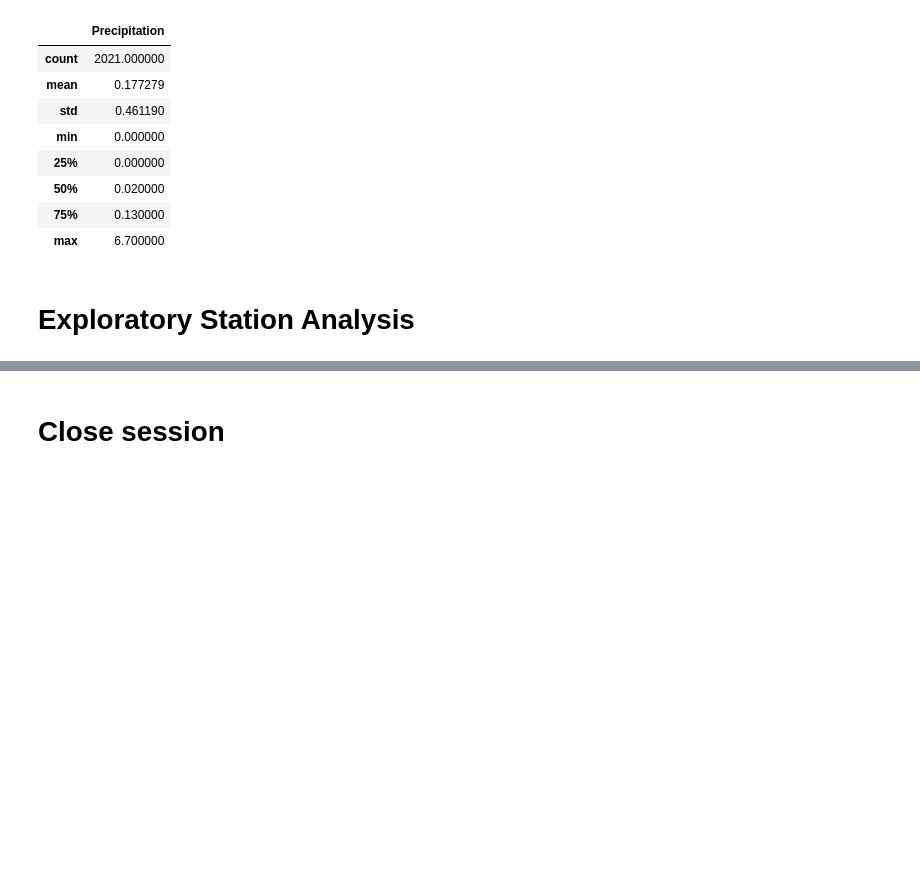
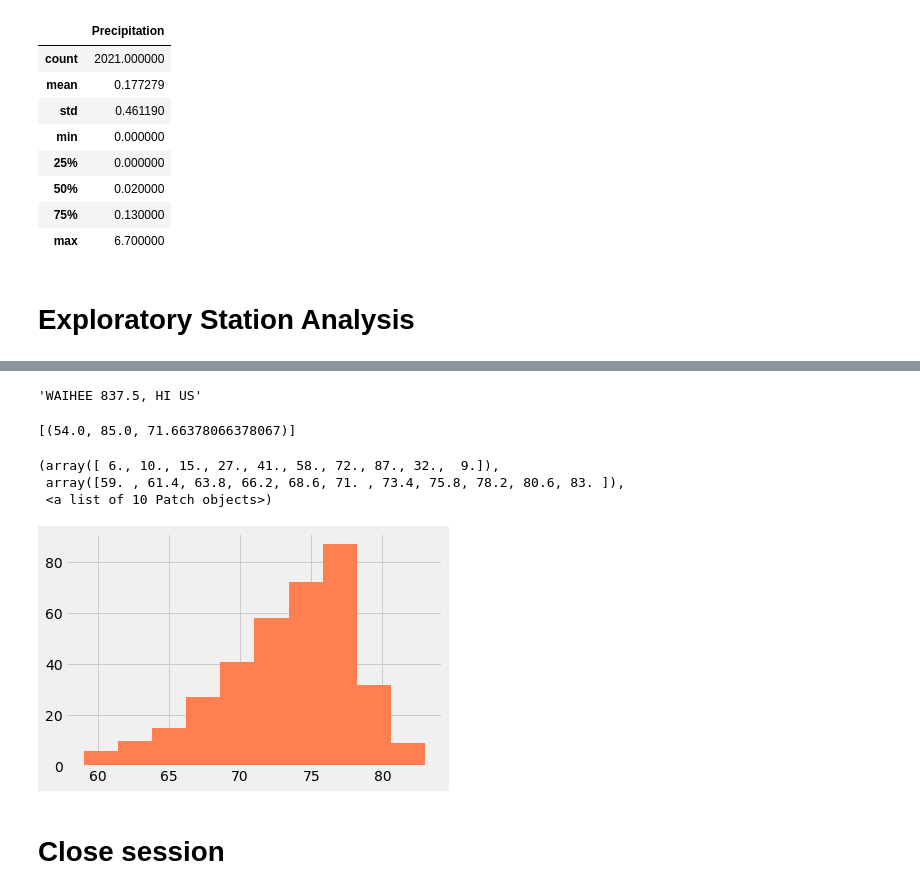
Before and after one commit to bminhas01/sqlalchemy-challenge, a Jupyter notebook: climate_starter.ipynb, the cells around one changed output, grey strips where cells are left out. Cells and saved outputs as stored; diff of their text form; code cells hidden in the pictures; blank space fills up the shorter version.

Commit message:
Station Temperature analysis complete

```diff
--- a/climate_starter.ipynb
+++ b/climate_starter.ipynb
@@ -116,3 +129,10 @@ prcp_df.describe()
 # %%
 # Design a query to find the most active stations (i.e. what stations have the most rows?)
 # List the stations and the counts in descending order.
+
+active_stations = session.query(Station.id, Station.station, Station.name,\
+                                func.count(Measurement.station)).\
+filter(Measurement.station == Station.station).group_by(Measurement.station).\
+order_by(func.count(Measurement.station).desc()).all()
+
+active_stations
@@ -119,8 +149,41 @@ prcp_df.describe()
+# %%
+# Get the name of the most active station
+most_active_station = active_stations[0][2]
+most_active_station
+# %% [output]
+'WAIHEE 837.5, HI US'
 # %%
 # Using the most active station id from the previous query, calculate the lowest, highest, and average temperature.
+session.query(func.min(Measurement.tobs),\
+              func.max(Measurement.tobs),\
+              func.avg(Measurement.tobs)).filter(Measurement.station == active_stations[0][1]).all()
+# %% [output]
+[(54.0, 85.0, 71.66378066378067)]
+# %%
+# Using the most active station id
+# Calculate date 12 months ago from most recent temperature observation
+date_result = session.query(Measurement.date).filter(Measurement.station == active_stations[0][1]).\
+order_by(Measurement.date.desc()).first()
+last_date = str(date_result[0])
+year_ago_date = dt.datetime.strptime(last_date, "%Y-%m-%d").date() - dt.timedelta(days = 365)
 # %%
 # Using the most active station id
-# Query the last 12 months of temperature observation data for this station and plot the results as a histogram
+# Query the last 12 months of temperature observation data for this station
+temp_data = session.query(Measurement.date, Measurement.tobs).\
+filter(Measurement.station == active_stations[0][1]).\
+filter(Measurement.date>=year_ago_date).order_by(Measurement.date.desc()).all()
+
+temp_df = pd.DataFrame(temp_data, columns = ['Date', 'Temperature'])
+temp_df.set_index(['Date'], inplace = True)
+
+# Plot the results as a histogram
+plt.hist(x=temp_df['Temperature'], color = "coral",\
+         histtype='bar', align='mid', orientation='vertical')
+# %% [output]
+(array([ 6., 10., 15., 27., 41., 58., 72., 87., 32.,  9.]),
+ array([59. , 61.4, 63.8, 66.2, 68.6, 71. , 73.4, 75.8, 78.2, 80.6, 83. ]),
+ <a list of 10 Patch objects>)
+[figure, added]
 # %% [markdown]
 # Close session
 # %%
```
Also changed, not shown: parts of 4 cells of this notebook.
